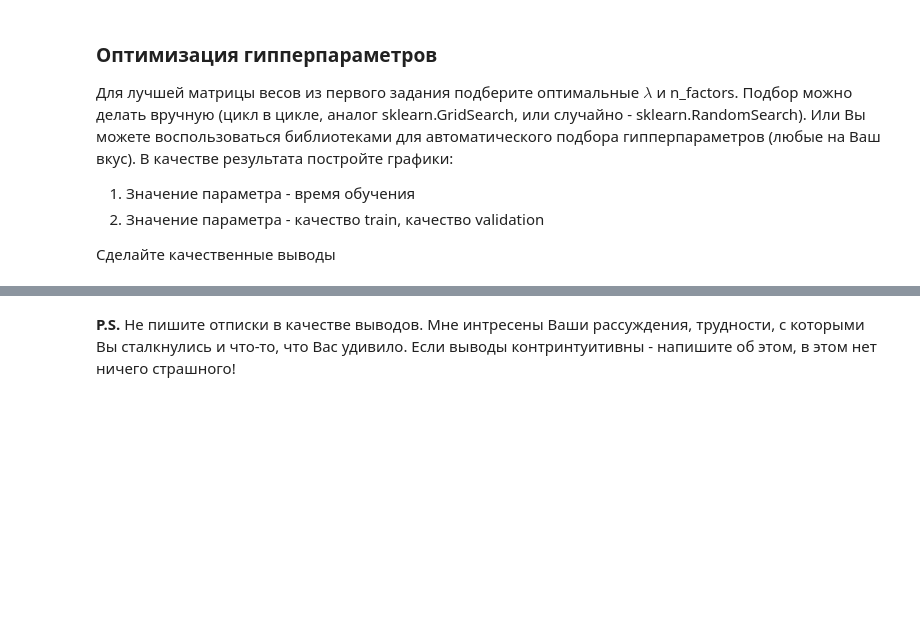
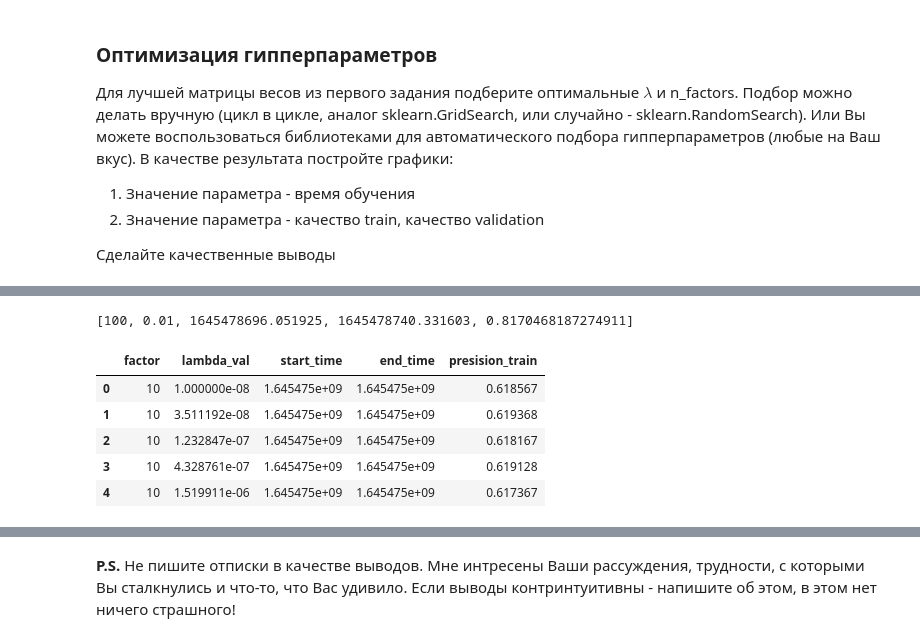
Before and after one commit to fandom170/Recommend_systems, a Jupyter notebook: Lesson_3/HW_3_tasks.ipynb, the cells around one changed output, grey strips where cells are left out. Cells and saved outputs as stored; diff of their text form; code cells hidden in the pictures; blank space fills up the shorter version.

```diff
--- a/Lesson_3/HW_3_tasks.ipynb
+++ b/Lesson_3/HW_3_tasks.ipynb
@@ -198,0 +403,4 @@ for factor in n_factors:
+# %%
+final_set
+# %% [output]
+[100, 0.01, 1645478696.051925, 1645478740.331603, 0.8170468187274911]
@@ -198,0 +409,14 @@ for factor in n_factors:
+# %%
+df = pd.DataFrame(search_reasults, columns=['factor',
+                                'lambda_val',
+                                'start_time',
+                                'end_time',
+                                'presision_train'])
+df.head()
+# %% [output]
+|  | factor | lambda_val | start_time | end_time | presision_train |
+| 0 | 10 | 1.000000e-08 | 1.645475e+09 | 1.645475e+09 | 0.618567 |
+| 1 | 10 | 3.511192e-08 | 1.645475e+09 | 1.645475e+09 | 0.619368 |
+| 2 | 10 | 1.232847e-07 | 1.645475e+09 | 1.645475e+09 | 0.618167 |
+| 3 | 10 | 4.328761e-07 | 1.645475e+09 | 1.645475e+09 | 0.619128 |
+| 4 | 10 | 1.519911e-06 | 1.645475e+09 | 1.645475e+09 | 0.617367 |
```
Also changed, not shown: parts of 49 cells of this notebook.
